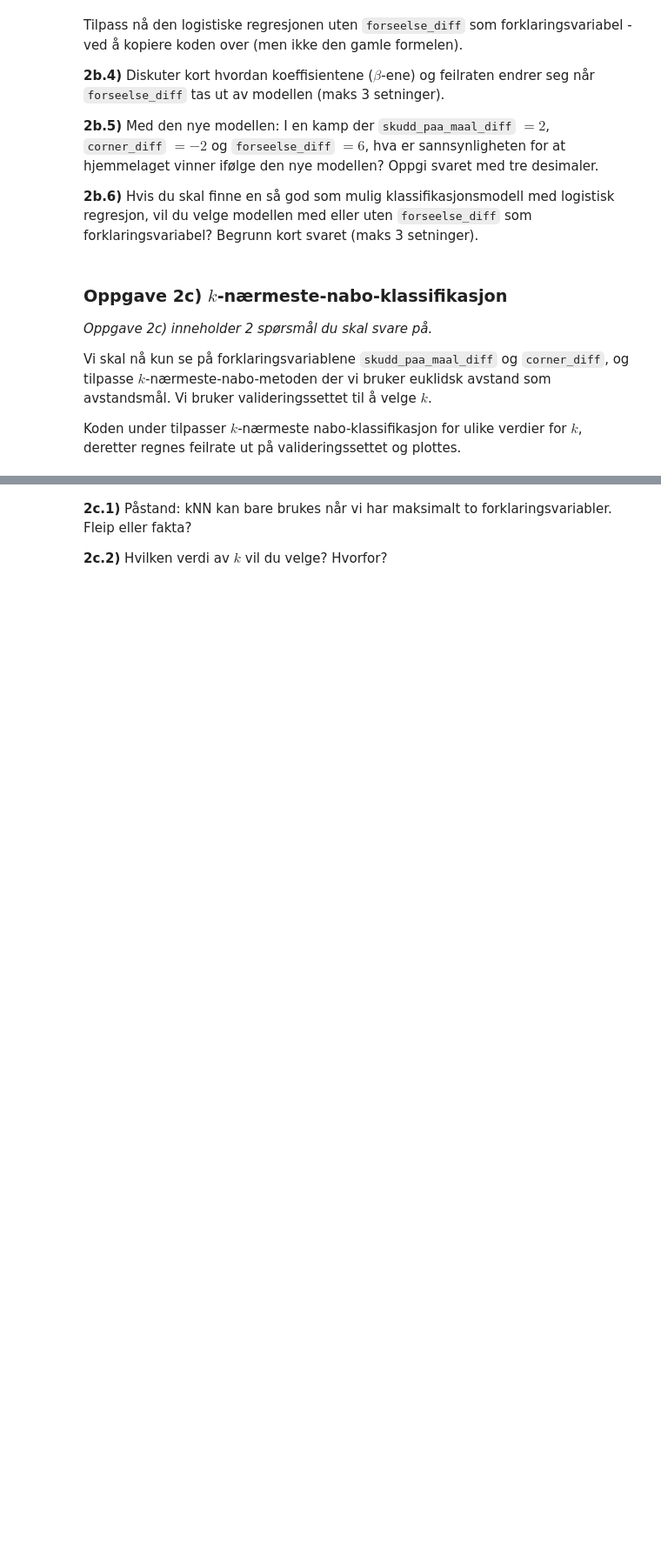
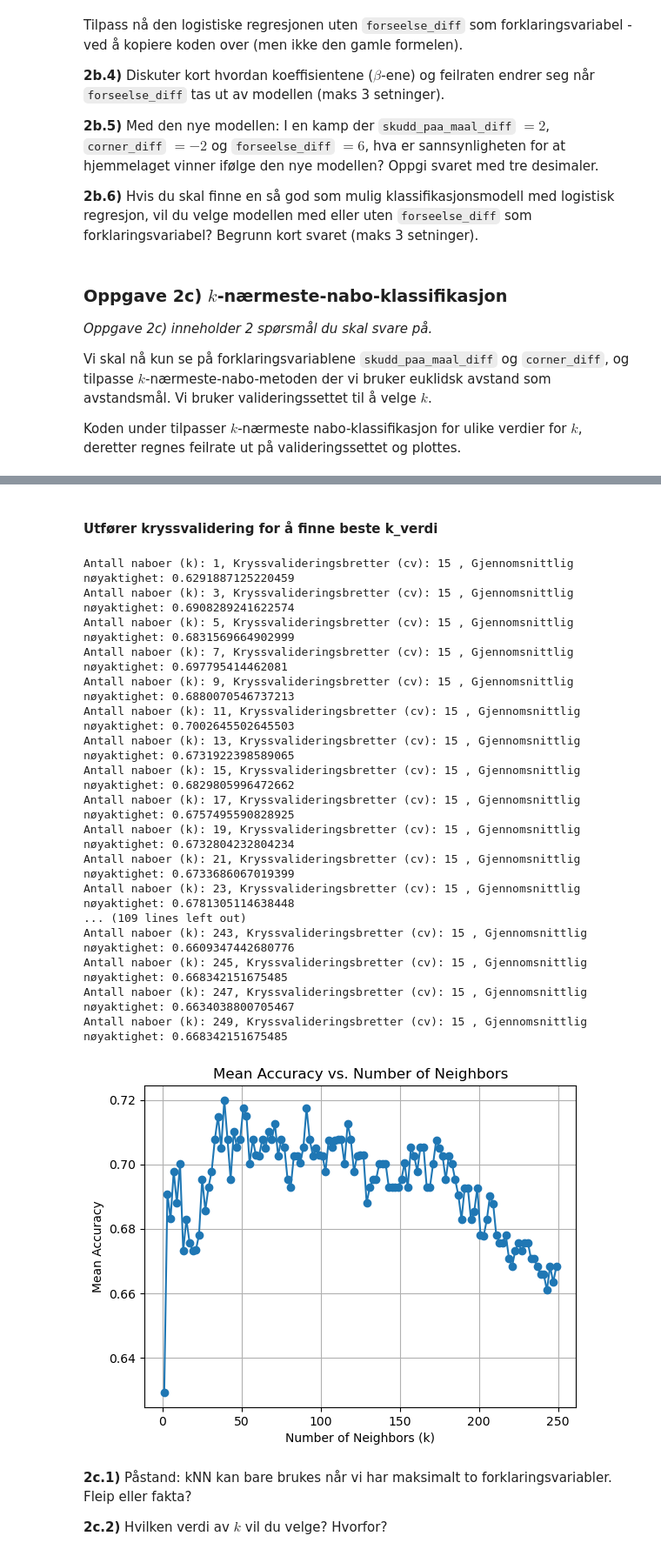
Before and after one commit to 2023H-LAD-S/ISTA1003-Semester-Prosjekt, a Jupyter notebook: oppg2.ipynb, the cells around one changed output, grey strips where cells are left out. Shown at 87% size. Cells and saved outputs as stored; diff of their text form; code cells hidden in the pictures; blank space fills up the shorter version.

```diff
--- a/oppg2.ipynb
+++ b/oppg2.ipynb
@@ -228,3 +322,52 @@ print(valres.T)
+# %% [markdown]
+#### Utfører kryssvalidering for å finne beste k_verdi
+# %%
+X_tren = df_tren[['skudd_paa_maal_diff', 'corner_diff']] # bruker bare disse to forklaringsvariablene
+Y_tren = df_tren['y']
+X_val = df_val[['skudd_paa_maal_diff', 'corner_diff']]
+Y_val = df_val['y']
+
+val_accuracies = []
+cv = 15
+
+X_val_np = np.ascontiguousarray(X_val)
+Y_val_np = np.ascontiguousarray(Y_val)
+
+for k in knaboer:
+    knn = KNeighborsClassifier(n_neighbors=k, p = 2)
+
+    scores = cross_val_score(knn, X_val_np, Y_val_np, cv=cv, scoring='accuracy')
+
+    mean_accuracy = np.mean(scores)
+    val_accuracies.append(mean_accuracy)
+
+    print(f'Antall naboer (k): {k}, Kryssvalideringsbretter (cv): {cv} , Gjennomsnittlig nøyaktighet: {mean_accuracy}')
+
+plt.plot(knaboer, val_accuracies, marker='o')
+plt.title('Mean Accuracy vs. Number of Neighbors')
+plt.xlabel('Number of Neighbors (k)')
+plt.ylabel('Mean Accuracy')
+plt.grid(True)
+plt.show()
+# %% [output]
+Antall naboer (k): 1, Kryssvalideringsbretter (cv): 15 , Gjennomsnittlig nøyaktighet: 0.6291887125220459
+Antall naboer (k): 3, Kryssvalideringsbretter (cv): 15 , Gjennomsnittlig nøyaktighet: 0.6908289241622574
+Antall naboer (k): 5, Kryssvalideringsbretter (cv): 15 , Gjennomsnittlig nøyaktighet: 0.6831569664902999
+Antall naboer (k): 7, Kryssvalideringsbretter (cv): 15 , Gjennomsnittlig nøyaktighet: 0.697795414462081
+Antall naboer (k): 9, Kryssvalideringsbretter (cv): 15 , Gjennomsnittlig nøyaktighet: 0.6880070546737213
+Antall naboer (k): 11, Kryssvalideringsbretter (cv): 15 , Gjennomsnittlig nøyaktighet: 0.7002645502645503
+Antall naboer (k): 13, Kryssvalideringsbretter (cv): 15 , Gjennomsnittlig nøyaktighet: 0.6731922398589065
+Antall naboer (k): 15, Kryssvalideringsbretter (cv): 15 , Gjennomsnittlig nøyaktighet: 0.6829805996472662
+Antall naboer (k): 17, Kryssvalideringsbretter (cv): 15 , Gjennomsnittlig nøyaktighet: 0.6757495590828925
+Antall naboer (k): 19, Kryssvalideringsbretter (cv): 15 , Gjennomsnittlig nøyaktighet: 0.6732804232804234
+Antall naboer (k): 21, Kryssvalideringsbretter (cv): 15 , Gjennomsnittlig nøyaktighet: 0.6733686067019399
+Antall naboer (k): 23, Kryssvalideringsbretter (cv): 15 , Gjennomsnittlig nøyaktighet: 0.6781305114638448
+... (109 lines left out)
+Antall naboer (k): 243, Kryssvalideringsbretter (cv): 15 , Gjennomsnittlig nøyaktighet: 0.6609347442680776
+Antall naboer (k): 245, Kryssvalideringsbretter (cv): 15 , Gjennomsnittlig nøyaktighet: 0.668342151675485
+Antall naboer (k): 247, Kryssvalideringsbretter (cv): 15 , Gjennomsnittlig nøyaktighet: 0.6634038800705467
+Antall naboer (k): 249, Kryssvalideringsbretter (cv): 15 , Gjennomsnittlig nøyaktighet: 0.668342151675485
+[figure, added]
 # %% [markdown]
 **2c.1)** Påstand: kNN kan bare brukes når vi har maksimalt to forklaringsvariabler. Fleip eller fakta?
 
```
Also changed, not shown: parts of 13 cells of this notebook.
